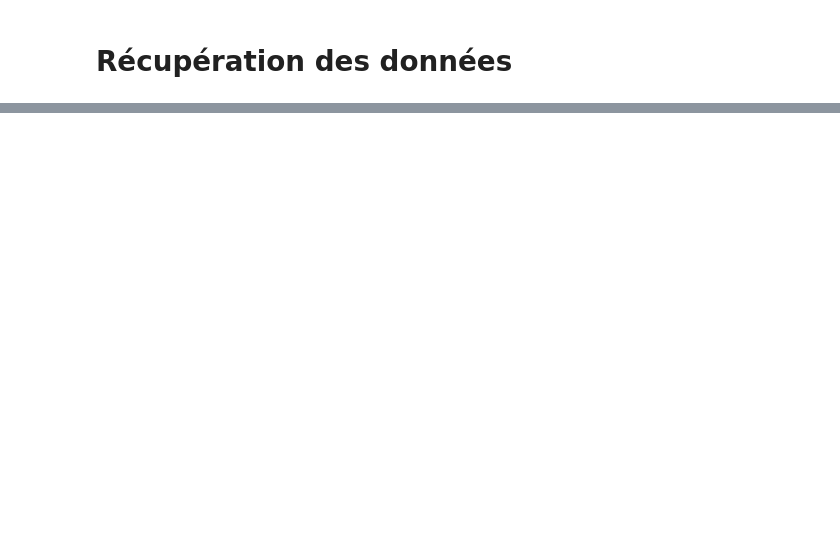
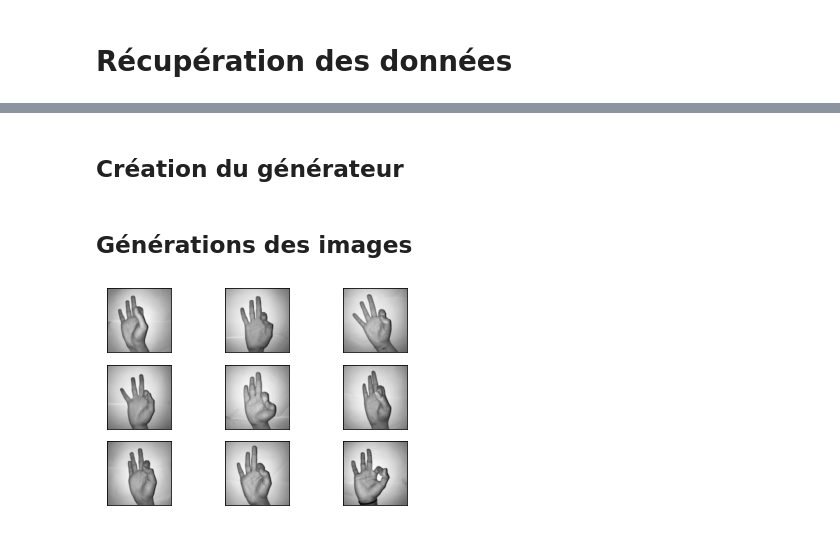
Before and after one commit to laurent-33/Vision-02-mano, a Jupyter notebook: 04-mano-transfer-learning.ipynb, the cells around one changed output, grey strips where cells are left out. Cells and saved outputs as stored; diff of their text form; code cells hidden in the pictures; blank space fills up the shorter version.

```diff
--- a/04-mano-transfer-learning.ipynb
+++ b/04-mano-transfer-learning.ipynb
@@ -144,0 +44,3 @@ Epoch 5/1000
+# %%
+X_trainfull = numpy.expand_dims(X_trainfull, axis=X_trainfull.ndim)
+X_trainfull.shape
@@ -144,0 +49,8 @@ Epoch 5/1000
+# %%
+# numpy.stack(X_train, X_train, X_train, axis=3)
+
+X_trainfull_vide = numpy.empty([X_trainfull.shape[0], X_trainfull.shape[1], X_trainfull.shape[2], 3])
+X_trainfull_vide[..., :] = X_trainfull[..., :]
+X_trainfull = X_trainfull_vide
+
+X_trainfull.shape
@@ -144,0 +71,2 @@ Epoch 5/1000
+# %% [markdown]
+## Création du générateur
@@ -144,0 +98,30 @@ Epoch 5/1000
+# %%
+augmentation = alteration.flow(X_trainfull,
+                               y=None,
+                               batch_size=len(X_trainfull),
+                               shuffle=False,
+                               sample_weight=None,
+                               seed=None,
+                               save_to_dir=None,
+                               save_prefix='',
+                               save_format='png',
+                               subset=None
+                              )
+# %% [markdown]
+## Générations des images
+# %%
+Y_trainfull_or = Y_trainfull
+for i in range(4):
+    Y_trainfull = numpy.append(Y_trainfull, Y_trainfull_or, axis=0)
+    if i == 0:
+        images_altered_all = augmentation.next()
+    else:
+        images_altered = augmentation.next()
+        images_altered_all = numpy.append(images_altered_all, images_altered, axis=0)
+# %%
+for i in range(9):
+    plt.subplot(330 + 1 + i)
+    plt.imshow(X_trainfull[i]);
+    plt.xticks([]), plt.yticks([]);
+# %% [output]
+[figure, added]
```
Also changed, not shown: parts of 51 cells of this notebook.
